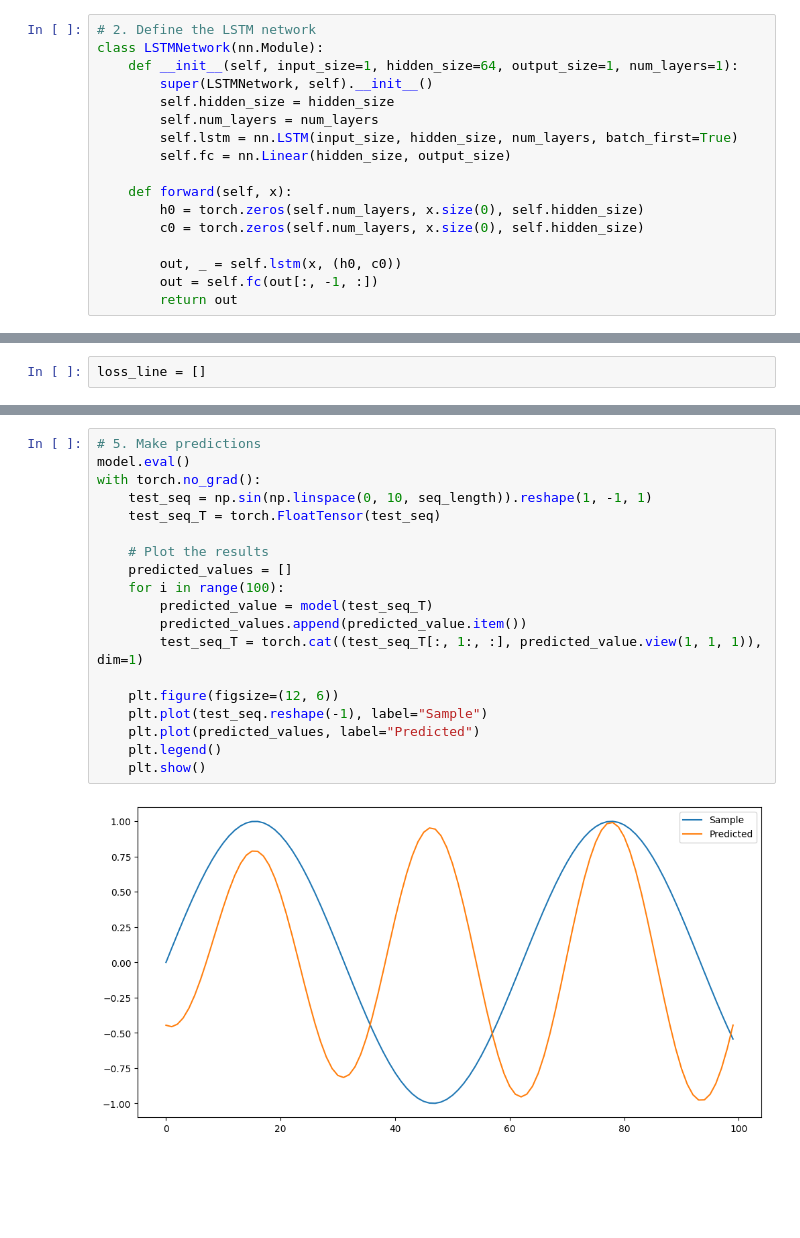
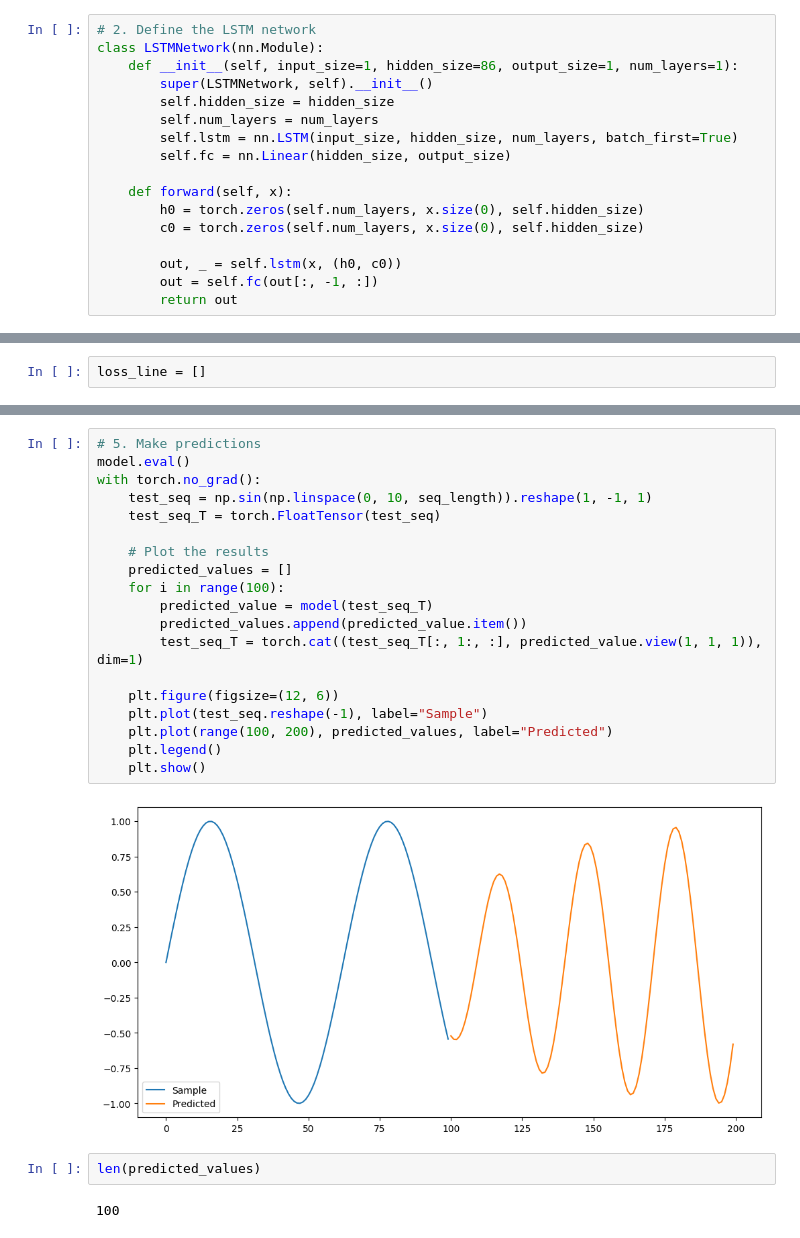
Before and after one commit to hetkpatel/BigBrainTrader, a Jupyter notebook: LSTM.ipynb, the cells around one changed output, grey strips where cells are left out. Drawn from its saved outputs; the diff is of its cells as text; blank space fills up the shorter version.

```diff
--- a/LSTM.ipynb
+++ b/LSTM.ipynb
@@ -60,7 +60,7 @@ plt.show()
 # %%
 # 2. Define the LSTM network
 class LSTMNetwork(nn.Module):
-    def __init__(self, input_size=1, hidden_size=64, output_size=1, num_layers=1):
+    def __init__(self, input_size=1, hidden_size=86, output_size=1, num_layers=1):
         super(LSTMNetwork, self).__init__()
         self.hidden_size = hidden_size
         self.num_layers = num_layers
@@ -130,21 +130,25 @@ plt.show()
 # %%
 # 5. Make predictions
 model.eval()
 with torch.no_grad():
     test_seq = np.sin(np.linspace(0, 10, seq_length)).reshape(1, -1, 1)
     test_seq_T = torch.FloatTensor(test_seq)
 
     # Plot the results
     predicted_values = []
     for i in range(100):
         predicted_value = model(test_seq_T)
         predicted_values.append(predicted_value.item())
         test_seq_T = torch.cat((test_seq_T[:, 1:, :], predicted_value.view(1, 1, 1)), dim=1)
 
     plt.figure(figsize=(12, 6))
     plt.plot(test_seq.reshape(-1), label="Sample")
-    plt.plot(predicted_values, label="Predicted")
+    plt.plot(range(100, 200), predicted_values, label="Predicted")
     plt.legend()
     plt.show()
 # %% [output]
-[figure, old version]
+[figure, new version]
+# %%
+len(predicted_values)
+# %% [output]
+100
```
Also changed, not shown: parts of 3 cells of this notebook, 10 other files.
